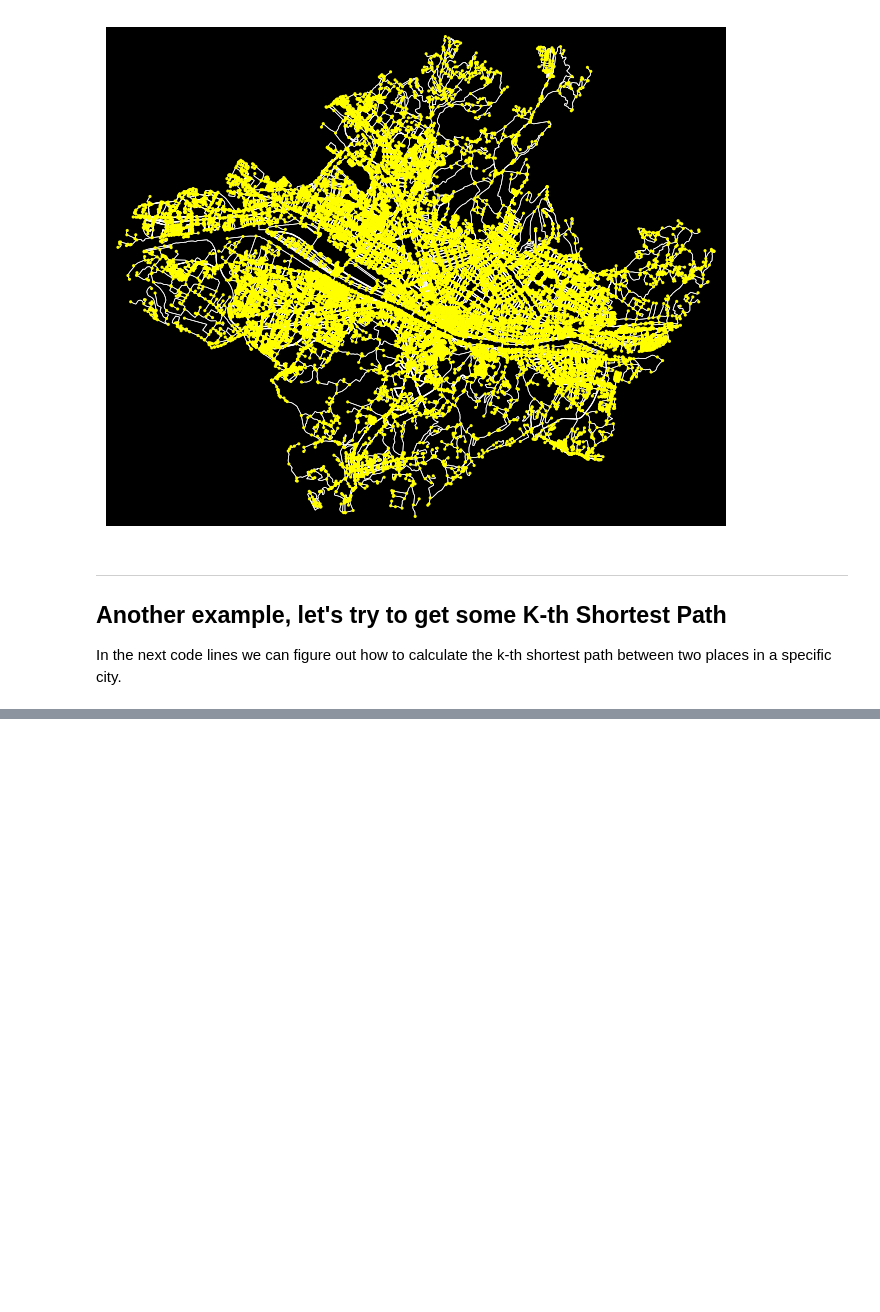
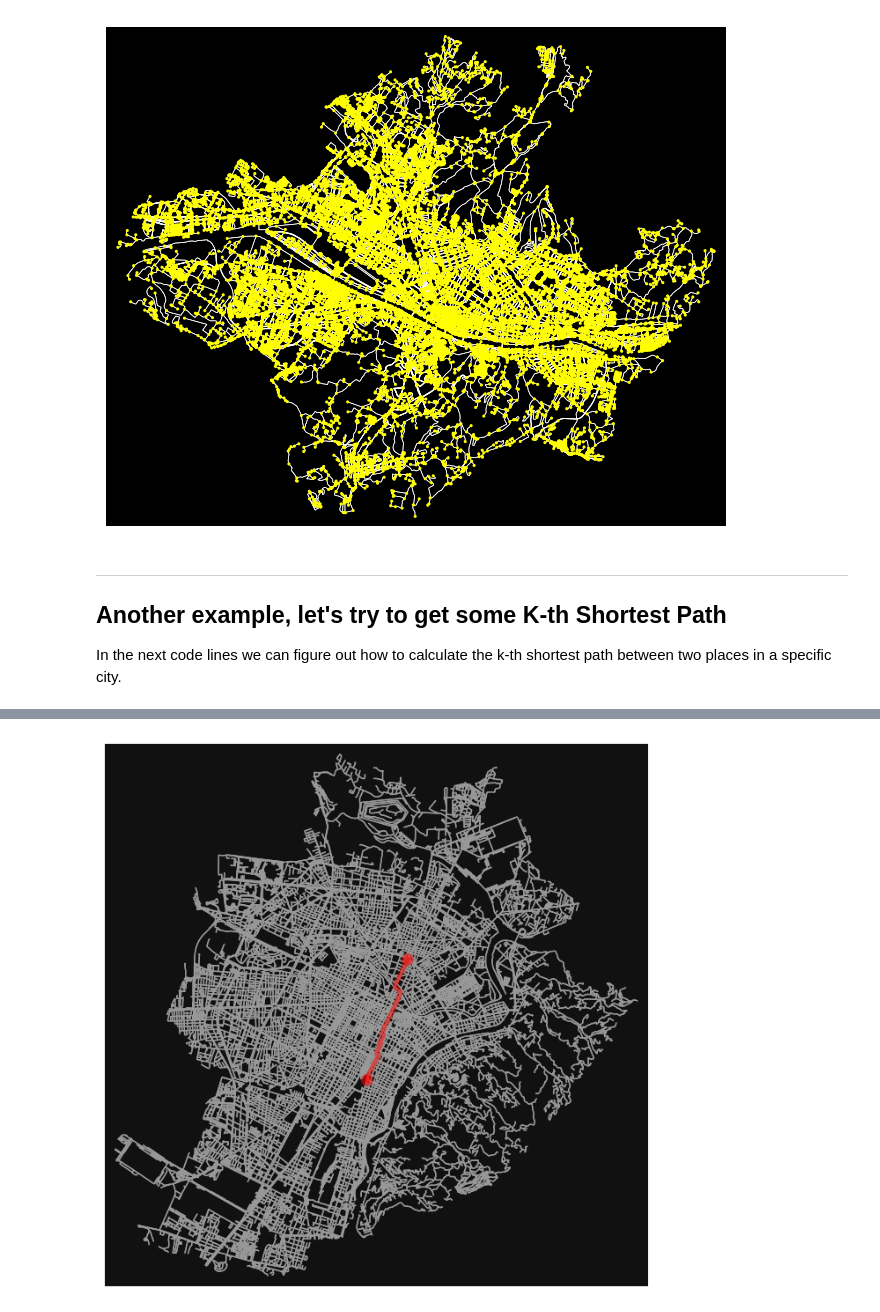
Before and after one commit to dimuzzo/testing-project, a Jupyter notebook: OSMnx/test_number1.ipynb, the cells around one changed output, grey strips where cells are left out. Drawn from its saved outputs; the diff is of its cells as text; code cells hidden in the pictures; blank space fills up the shorter version.

```diff
--- a/OSMnx/test_number1.ipynb
+++ b/OSMnx/test_number1.ipynb
@@ -84,0 +138,2 @@ all_routes_gdf.explore(color=all_routes_gdf["color"])
+# %%
+G_proj = ox.project_graph(G)
@@ -84,0 +143,13 @@ all_routes_gdf.explore(color=all_routes_gdf["color"])
+# %%
+import networkx as nx
+
+orig_node = list(G_proj.nodes())[0]
+dest_node = list(G_proj.nodes())[100]
+
+# Compute shortest path by length (meters)
+route = nx.shortest_path(G_proj, orig_node, dest_node, weight='length')
+
+# Plot graph with route highlighted
+fig, ax = ox.plot_graph_route(G_proj, route, route_linewidth=4, node_size=0)
+# %% [output]
+[figure, added]
```
Also changed, not shown: parts of 16 cells of this notebook.
